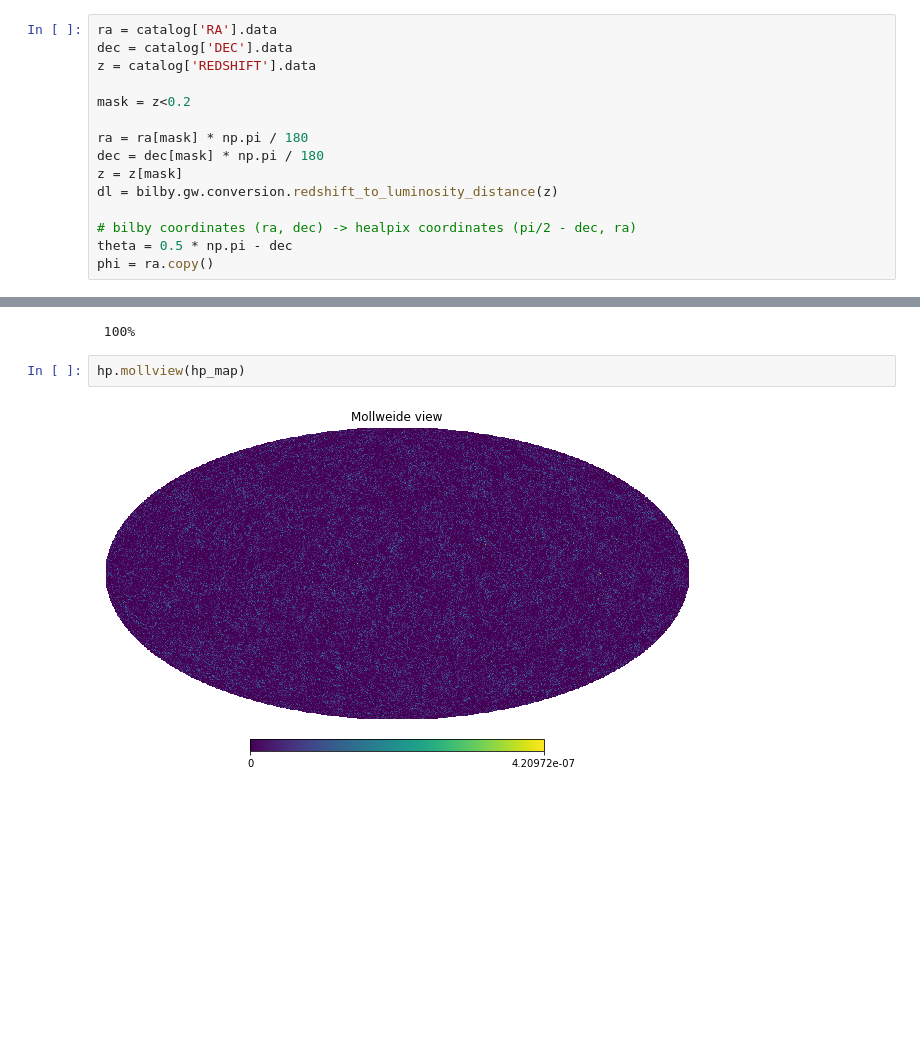
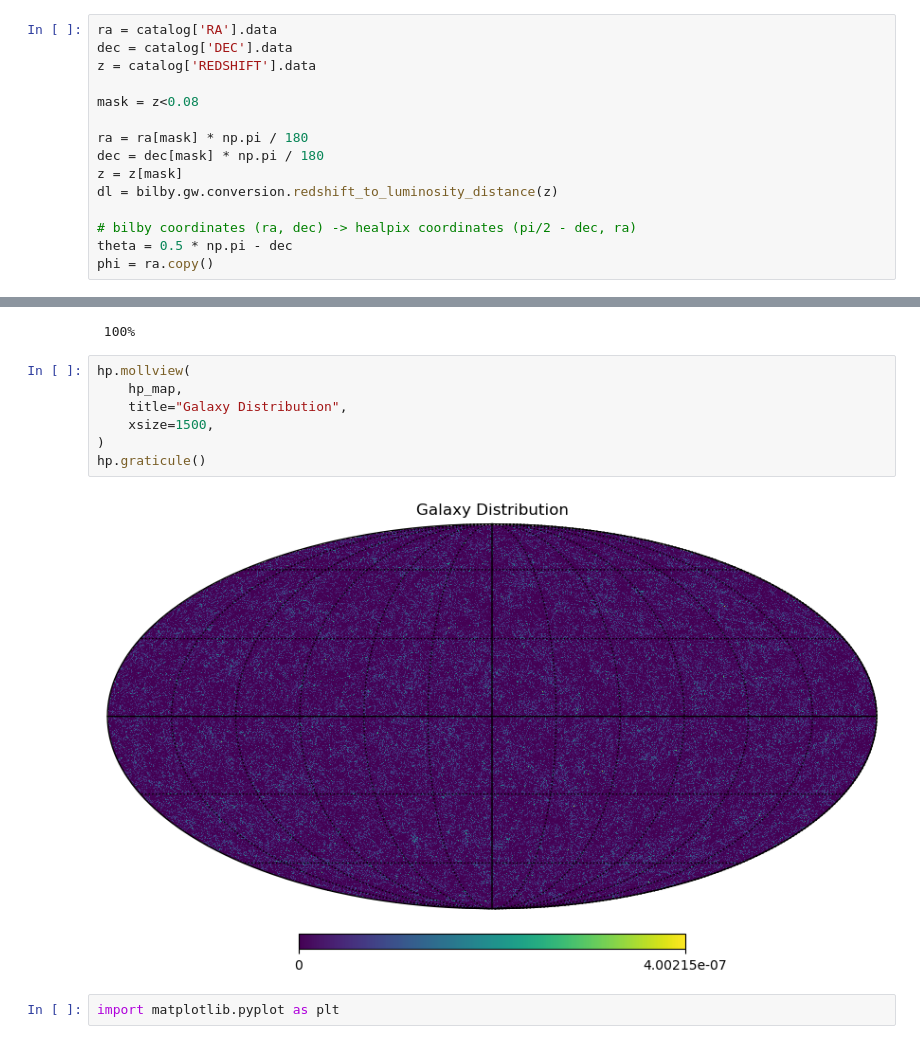
Before and after one commit to SSantosLab/skymap-inference, a Jupyter notebook: catalog_manipulation.ipynb, the cells around one changed output, grey strips where cells are left out. Cells and saved outputs as stored; diff of their text form; blank space fills up the shorter version.

```diff
--- a/catalog_manipulation.ipynb
+++ b/catalog_manipulation.ipynb
@@ -11,7 +16,7 @@ ra = catalog['RA'].data
 dec = catalog['DEC'].data
 z = catalog['REDSHIFT'].data
 
-mask = z<0.2
+mask = z<0.08
 
 ra = ra[mask] * np.pi / 180
 dec = dec[mask] * np.pi / 180
@@ -38,7 +43,14 @@ hp_map[hp_map<1e-5] = 0
 hp_map = hp_map/np.sum(hp_map)
 # %% [output]
  100%
-# %%
-hp.mollview(hp_map)
-# %% [output]
-[figure, removed]
+# %%
+hp.mollview(
+    hp_map,
+    title="Galaxy Distribution",
+    xsize=1500,
+)
+hp.graticule()
+# %% [output]
+[figure, added]
+# %%
+import matplotlib.pyplot as plt
```
Also changed, not shown: parts of 2 cells of this notebook, 7 other files.
